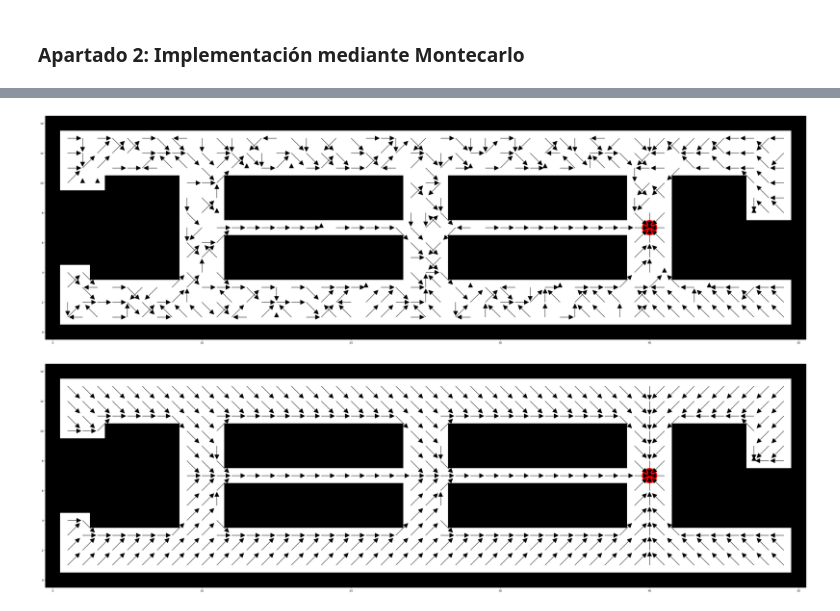
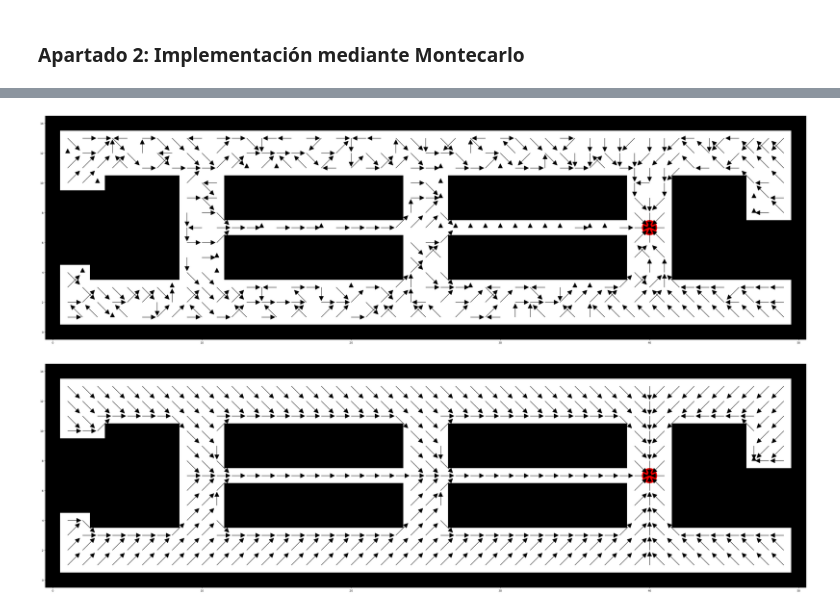
Before and after one commit to jormunrod/IA_RL_Project, a Jupyter notebook: Proyect.ipynb, the cells around one changed output, grey strips where cells are left out. Cells and saved outputs as stored; diff of their text form; code cells hidden in the pictures.

```diff
--- a/Proyect.ipynb
+++ b/Proyect.ipynb
@@ -319,6 +295,0 @@ def update_Q(episode, gamma=0.95):
-# %%
-# Ejecución del algoritmo de Monte Carlo
-num_episodes = 10000
-for _ in range(num_episodes):
-    episode = generate_episode(mapa, destino)
-    update_Q(episode)
@@ -325,45 +323,24 @@ for _ in range(num_episodes):
+# %%
+mc = monte_carlo(mapa, destino, 5000)
 # %%
-import matplotlib.pyplot as plt
+def visualiza_politica(politica):
+    visualiza_mapa()
+    for p in zip(nav_estados,politica):
+        accion = p[1]
+        if accion=='esperar':
+            continue
+        estado = p[0]
+        e1 = aplica_accion(estado,accion)
+        x0 = estado[0]
+        y0 = estado[1]
+        x1 = e1[0]
+        y1 = e1[1]
 
-def obtener_accion_optima(Q, estado):
-    """ Devuelve la acción óptima para un estado dado a partir de un diccionario Q. """
-    # Obtener la acción con el máximo valor Q para el estado dado
-    return max(Q[estado], key=Q[estado].get)
-
-def visualiza_politica(Q):
-    visualiza_mapa()
-    for estado in Q:
-        accion_optima = obtener_accion_optima(Q, estado)
-        if accion_optima == 'esperar':
-            continue
-        e1 = aplica_accion(estado, accion_optima)
-        x0, y0 = estado
-        x1, y1 = e1
-        # Ajustar la longitud de la flecha y asegurarse de que las flechas no se superpongan demasiado
-        plt.gca().arrow(x0, y0, (x1 - x0) * 0.6, (y1 - y0) * 0.6,
-                        head_width=0.3, head_length=0.3, fc='black', ec='black')
-    plt.show()
-
-visualiza_politica(Q)
+        plt.gca().arrow(x0, y0, (x1 - x0)*0.6, (y1 - y0)*0.6,
+         head_width=0.3, head_length=0.3, fc='black', ec='black')
-# %% [output]
-[figure, removed]
-# %%
-def visualiza_politica(politica):
-    visualiza_mapa()
-    for p in zip(nav_estados,politica):
-        accion = p[1]
-        if accion=='esperar':
-            continue
-        estado = p[0]
-        e1 = aplica_accion(estado,accion)
-        x0 = estado[0]
-        y0 = estado[1]
-        x1 = e1[0]
-        y1 = e1[1]
-
-        plt.gca().arrow(x0, y0, (x1 - x0)*0.6, (y1 - y0)*0.6,
-         head_width=0.3, head_length=0.3, fc='black', ec='black')
-
-visualiza_politica(politica_greedy)
-# %% [output]
-[figure, removed]
+# %%
+visualiza_politica(mc)
+visualiza_politica(politica_greedy)
+# %% [output]
+[figure, added]
+[figure, added]
```
Also changed, not shown: parts of 5 cells of this notebook.
